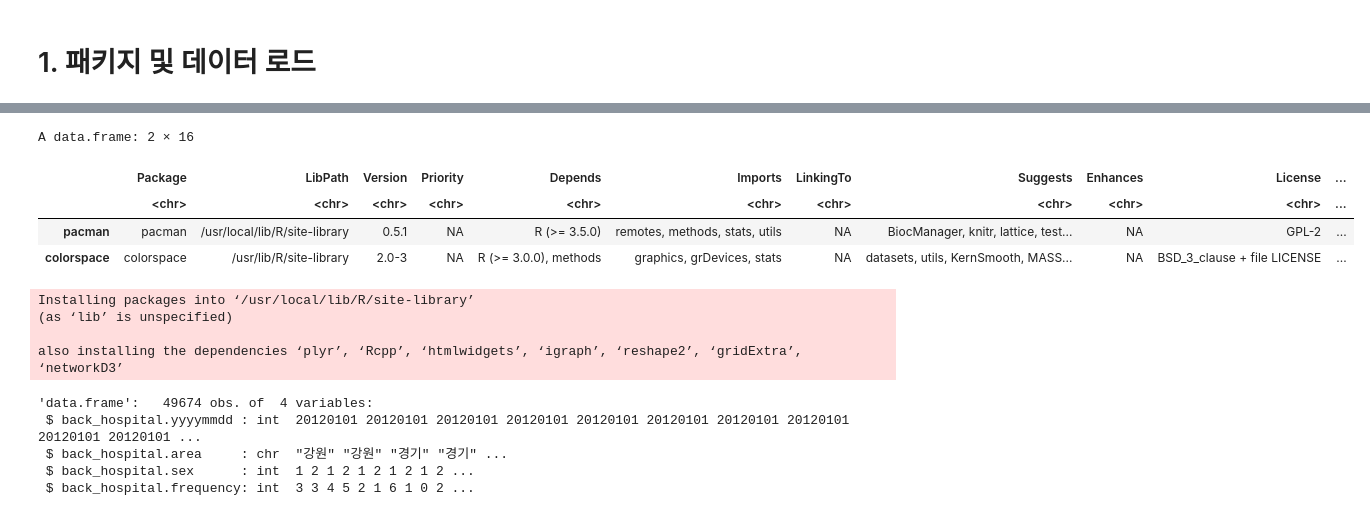
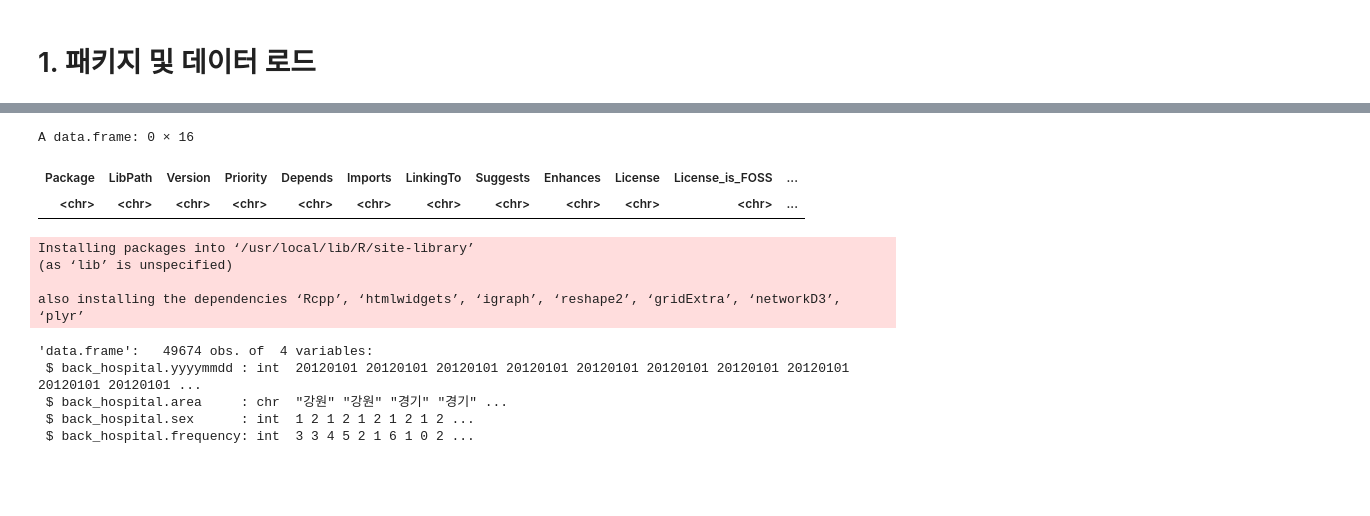
Before and after one commit to min02yam/Prediction-of-Cardiovascular-Disease-Incidence-using-machine-learning, a Jupyter notebook: hospital_Eda.ipynb, the cells around one changed output, grey strips where cells are left out. Saved outputs shown, nothing was run; the diff lists cells and outputs as text; code cells hidden in the pictures; blank space fills up the shorter version.

```diff
--- a/hospital_Eda.ipynb
+++ b/hospital_Eda.ipynb
@@ -22,20 +57,18 @@ Installing package into ‘/usr/local/lib/R/site-library’
 # %%
 as.data.frame(installed.packages()) %>%
-  filter(grepl("pac", Package))
+  filter(grepl("pacman", Package))
 # %% [output]
-A data.frame: 2 × 16
+A data.frame: 0 × 16
-|  | Package | LibPath | Version | Priority | Depends | Imports | LinkingTo | Suggests | Enhances | License | ... |
-|  | <chr> | <chr> | <chr> | <chr> | <chr> | <chr> | <chr> | <chr> | <chr> | <chr> | ... |
-| pacman | pacman | /usr/local/lib/R/site-library | 0.5.1 | NA | R (>= 3.5.0) | remotes, methods, stats, utils | NA | BiocManager, knitr, lattice, test... | NA | GPL-2 | ... |
-| colorspace | colorspace | /usr/lib/R/site-library | 2.0-3 | NA | R (>= 3.0.0), methods | graphics, grDevices, stats | NA | datasets, utils, KernSmooth, MASS... | NA | BSD_3_clause + file LICENSE | ... |
+| Package | LibPath | Version | Priority | Depends | Imports | LinkingTo | Suggests | Enhances | License | License_is_FOSS | ... |
+| <chr> | <chr> | <chr> | <chr> | <chr> | <chr> | <chr> | <chr> | <chr> | <chr> | <chr> | ... |
 # %%
-install.packages(c("DataExplorer","skimr","pacman"))
-pacman::p_load("DataExplorer","skimr")
+install.packages(c("DataExplorer","skimr","ggridges","pacman"))
+pacman::p_load("DataExplorer","skimr","ggridges")
 # %% [output]
 Installing packages into ‘/usr/local/lib/R/site-library’
 (as ‘lib’ is unspecified)
 
-also installing the dependencies ‘plyr’, ‘Rcpp’, ‘htmlwidgets’, ‘igraph’, ‘reshape2’, ‘gridExtra’, ‘networkD3’
+also installing the dependencies ‘Rcpp’, ‘htmlwidgets’, ‘igraph’, ‘reshape2’, ‘gridExtra’, ‘networkD3’, ‘plyr’
 # %%
 str(df)
 # %% [output]
```
Also changed, not shown: parts of 11 cells of this notebook.
